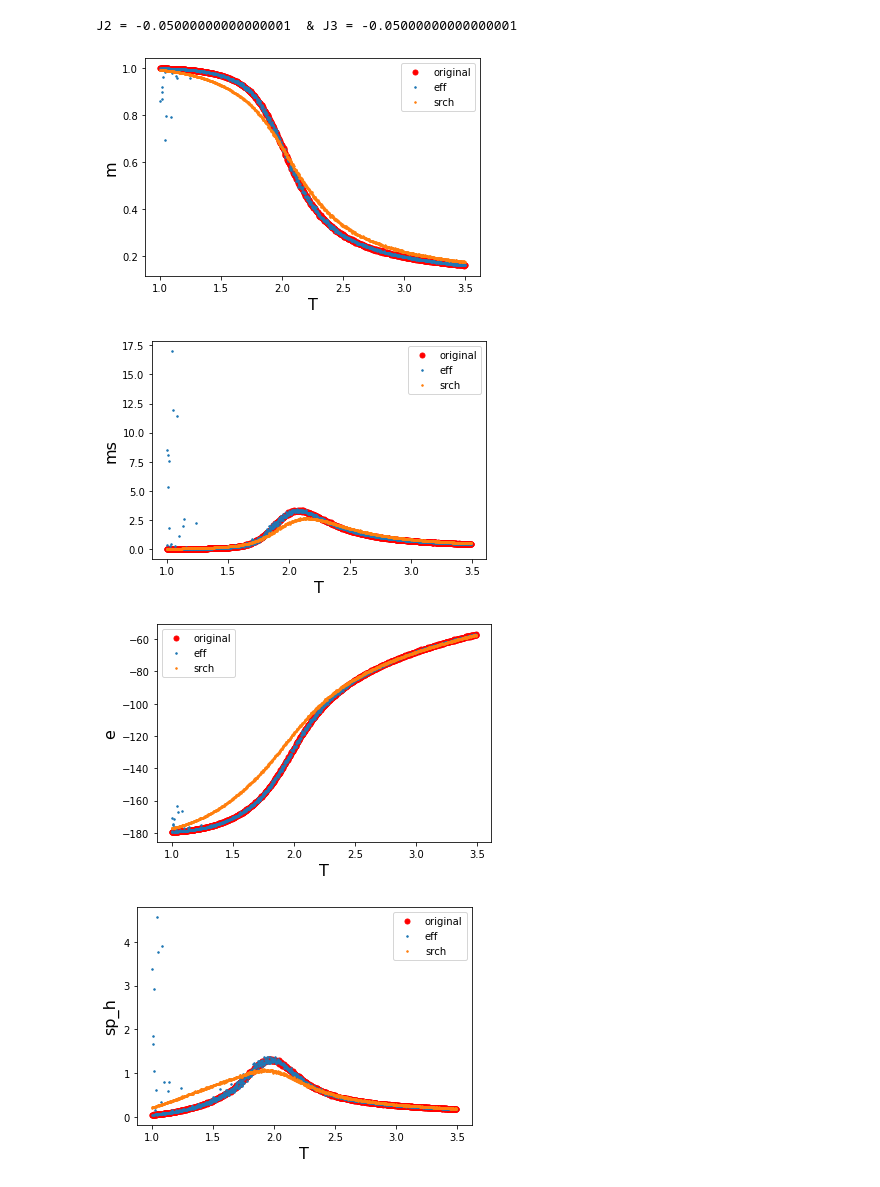
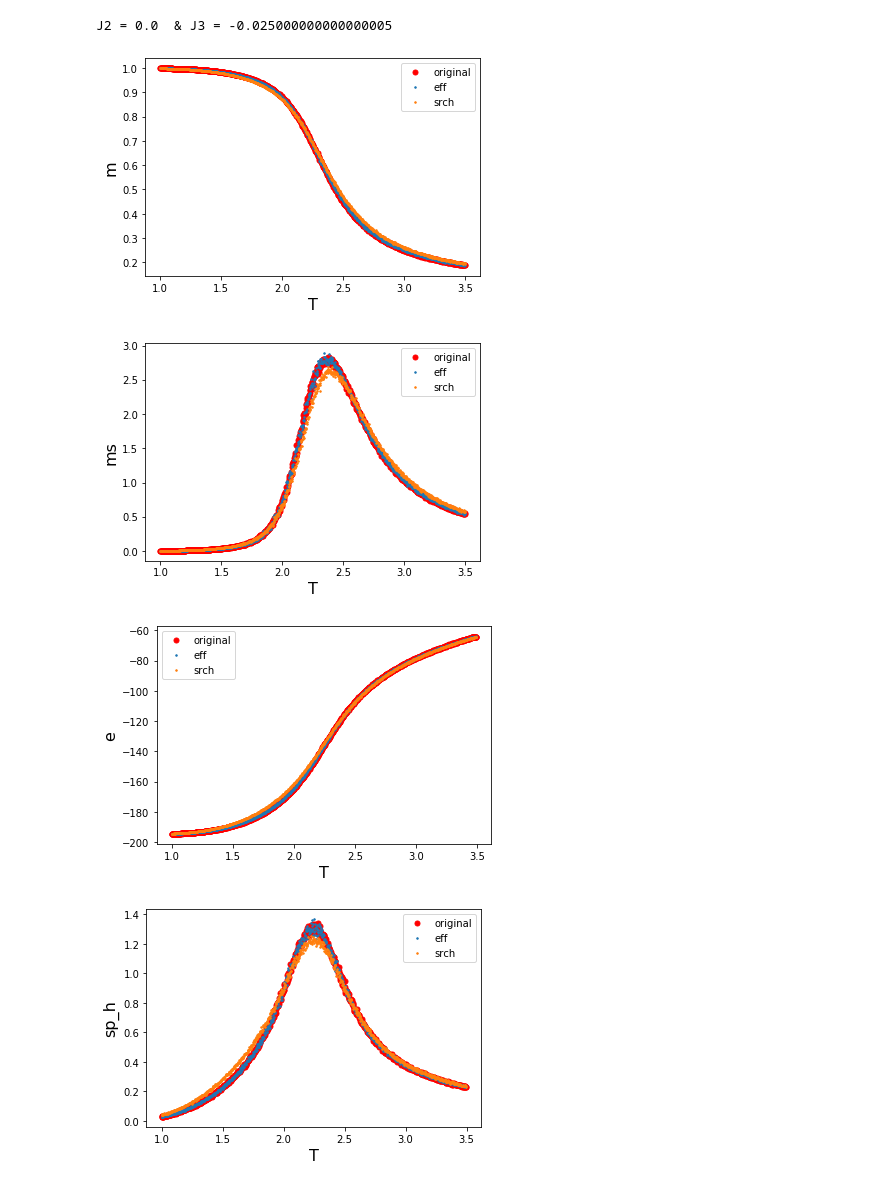
Before and after one commit to aadeliee22/MCMCIsing_SLMC, a Jupyter notebook: python/5th+6th/nnn_cluster_met.ipynb, the cells around one changed output. Saved outputs shown, nothing was run; the diff lists cells and outputs as text; code cells hidden in the pictures.

```diff
--- a/python/5th+6th/nnn_cluster_met.ipynb
+++ b/python/5th+6th/nnn_cluster_met.ipynb
@@ -17,13 +17,13 @@ def plot(c, m):
         plt.show()
 # %%
 # J2: 0.2 ~ -0.2
-J2 = -0.1
+J2 = -0.05
 
-path = '../txtfiles-6/J2:pm0.2'
+path = '../txtfiles-5/J2:pm0.2'
 cc = []
 cc.append(pd.read_csv(path + '/cluster_eff_2.txt', sep = ' ', header = 0))
 cc.append(pd.read_csv(path + '/cluster_search_2.txt', sep = ' ', header = 0))
-cc.append(pd.read_csv(path + '/class_test.txt', sep= ' ', header = 0))
+#cc.append(pd.read_csv(path + '/class_test.txt', sep= ' ', header = 0))
 mm = pd.read_csv(path + '/met_2.txt', sep = ' ', header = 0)
 c = []
 for i in range (len(cc)):
@@ -41,23 +41,24 @@ J2 = -0.10000000000000002
 # %%
 # J2: 0.1 ~ -0.1  # J3: 0.075 ~ -0.075
-J2 = -0.05
-J3 = -0.05
+J2 = -0.0
+J3 = -0.025
 
-path = '../txtfiles-6/J3:pm0.075'
+path = '../txtfiles-5/J3:pm0.075'
 cc = []
+
 cc.append(pd.read_csv(path + '/cluster_eff_3.txt', sep = ' ', header = 0))
 cc.append(pd.read_csv(path + '/cluster_search_3.txt', sep = ' ', header = 0))
 mm = pd.read_csv(path + '/met_3.txt', sep = ' ', header = 0)
 c = []
 for i in range (len(cc)):
     c.append(cc[i][cc[i].J2==J2][cc[i][cc[i].J2==J2].J3==J3])
 m = mm[mm.J2==J2][mm[mm.J2==J2].J3==J3]
 
 print("J2 =", np.average(m.J2), " & J3 =", np.average(m.J3))
 plot(c, m)
 # %% [output]
-J2 = -0.05000000000000001  & J3 = -0.05000000000000001
+J2 = 0.0  & J3 = -0.025000000000000005
-[figure, old version]
+[figure, new version]
-[figure, old version]
+[figure, new version]
-[figure, old version]
+[figure, new version]
-[figure, old version]
+[figure, new version]
```
Also changed, not shown: parts of 1 cell of this notebook, 47 other files.
